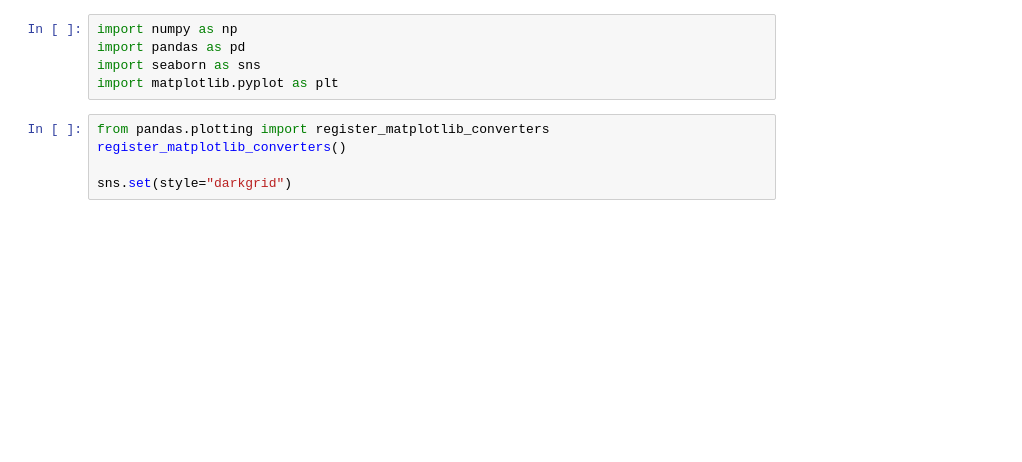
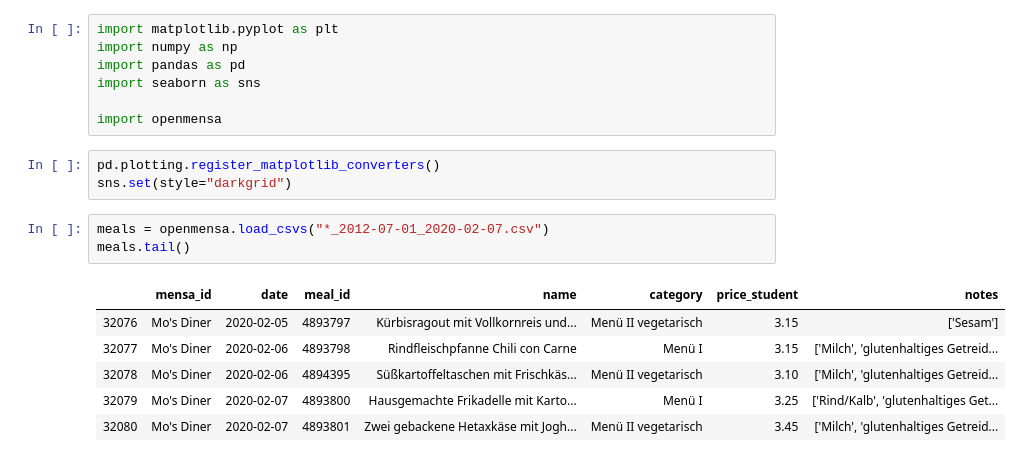
Before and after one commit to oxzi/about-mensa-mr, a Jupyter notebook: mensa_prices.ipynb, the cells around one changed output. Drawn from its saved outputs; the diff is of its cells as text; blank space fills up the shorter version.

```diff
--- a/mensa_prices.ipynb
+++ b/mensa_prices.ipynb
@@ -1,10 +1,20 @@
 # %%
+import matplotlib.pyplot as plt
 import numpy as np
 import pandas as pd
 import seaborn as sns
-import matplotlib.pyplot as plt
+
+import openmensa
 # %%
-from pandas.plotting import register_matplotlib_converters
-register_matplotlib_converters()
-
+pd.plotting.register_matplotlib_converters()
 sns.set(style="darkgrid")
+# %%
+meals = openmensa.load_csvs("*_2012-07-01_2020-02-07.csv")
+meals.tail()
+# %% [output]
+|  | mensa_id | date | meal_id | name | category | price_student | notes |
+| 32076 | Mo's Diner | 2020-02-05 | 4893797 | Kürbisragout mit Vollkornreis und... | Menü II vegetarisch | 3.15 | ['Sesam'] |
+| 32077 | Mo's Diner | 2020-02-06 | 4893798 | Rindfleischpfanne Chili con Carne | Menü I | 3.15 | ['Milch', 'glutenhaltiges Getreid... |
+| 32078 | Mo's Diner | 2020-02-06 | 4894395 | Süßkartoffeltaschen mit Frischkäs... | Menü II vegetarisch | 3.10 | ['Milch', 'glutenhaltiges Getreid... |
+| 32079 | Mo's Diner | 2020-02-07 | 4893800 | Hausgemachte Frikadelle mit Karto... | Menü I | 3.25 | ['Rind/Kalb', 'glutenhaltiges Get... |
+| 32080 | Mo's Diner | 2020-02-07 | 4893801 | Zwei gebackene Hetaxkäse mit Jogh... | Menü II vegetarisch | 3.45 | ['Milch', 'glutenhaltiges Getreid... |
```
Also changed, not shown: parts of 4 cells of this notebook, 1 other file.
